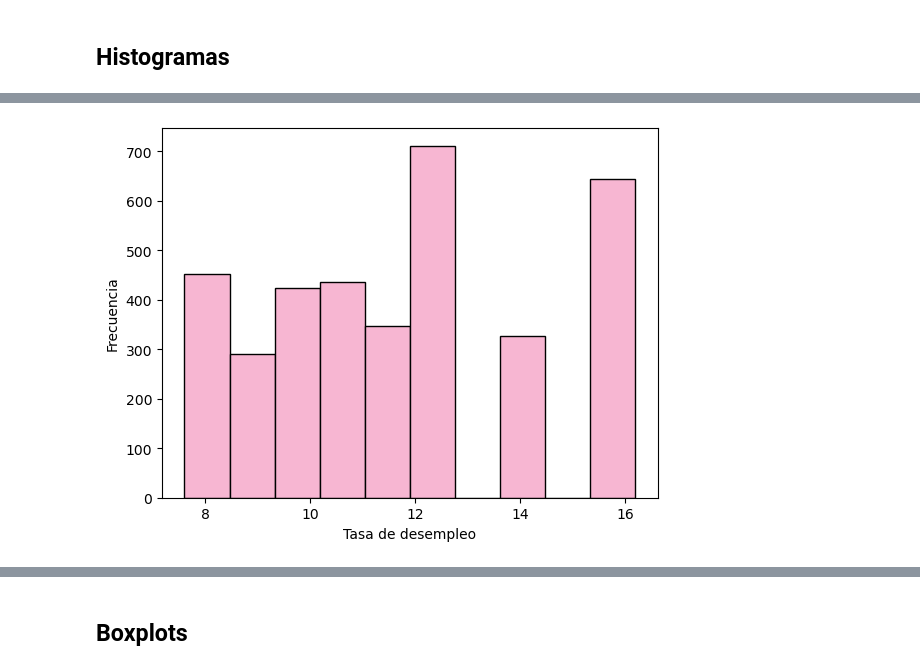
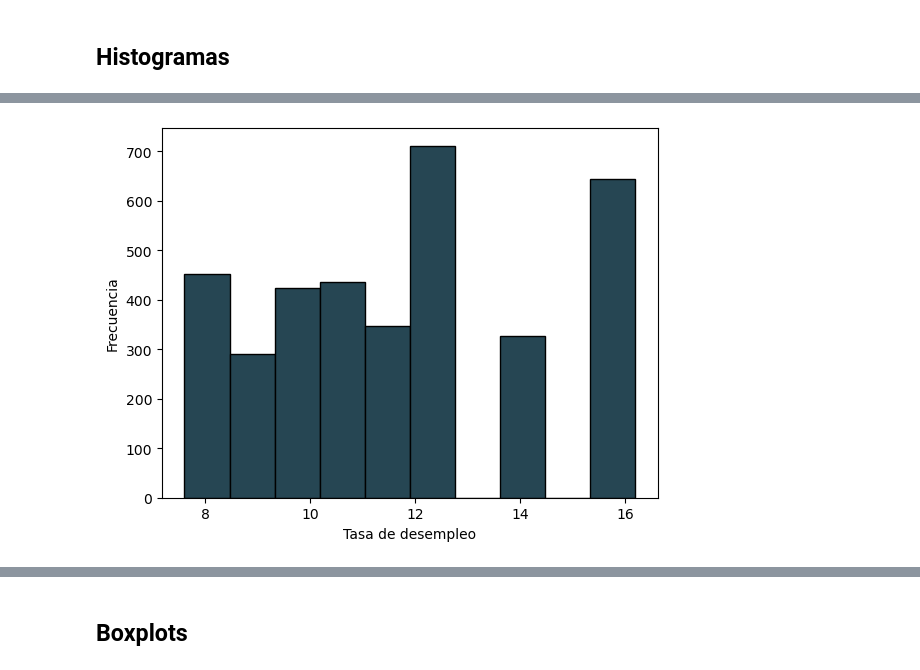
Before and after one commit to Santifer0803/Proyecto_analisis_de_datos, a Jupyter notebook: Proyecto análisis de datos.ipynb, the cells around one changed output, grey strips where cells are left out. Cells and saved outputs as stored; diff of their text form; code cells hidden in the pictures.

Commit message:
style: Correcciones visuales en los gráficos

```diff
--- a/Proyecto análisis de datos.ipynb
+++ b/Proyecto análisis de datos.ipynb
@@ -518,8 +518,7 @@ def name_col(col, df = datos, names_cols = names_cols):
 cols_ctgry = datos.select_dtypes(include = "category").columns
 
 # Colores a usar en los gráficos
-n = len(cols_ctgry)
-colors = plt.cm.tab20(np.linspace(0, 1, n))
+colors = ["#264653", "#2A9D8F", "#E9C46A", "#E76F51"]
 
 # N categorías más frecuentes y las demás en "Otros"
 top_n = 15
@@ -543,7 +542,7 @@ for i, col in enumerate(cols_ctgry):
         conteo.index = conteo.index.map(lambda x: str(x).capitalize())
 
         # Se grafica
-        conteo.plot(kind = "barh", color=colors[i], edgecolor = "black")
+        conteo.plot(kind = "barh", color = colors[i % len(colors)], edgecolor = "black")
 
         plt.ylabel(name_col(col))
         plt.xlabel("Cantidad")
@@ -555,7 +554,7 @@ for i, col in enumerate(cols_ctgry):
         conteo.index = conteo.index.map(lambda x: str(x).capitalize())
 
         # Se grafica
-        conteo.plot(kind = "bar", color = colors[i], edgecolor = "black")
+        conteo.plot(kind = "bar", color = colors[i % len(colors)], edgecolor = "black")
 
         plt.xlabel(name_col(col))
         plt.ylabel("Cantidad")
@@ -580,17 +579,13 @@ for i, col in enumerate(cols_ctgry):
 # %%
 # Variables de tipo entero
 cols_int = datos.select_dtypes(include = "int64").columns
-
-# Colores
-n = len(cols_int)
-colors = plt.cm.tab20(np.linspace(0, 1, n))
 
 # Se grafica para cada variable
 for i, col in enumerate(cols_int):
 
     plt.figure()
 
-    plt.hist(datos[col], color = colors[i], edgecolor = "black")
+    plt.hist(datos[col], color = colors[i % len(colors)], edgecolor = "black")
 
     plt.xlabel(name_col(col))
     plt.ylabel("Frecuencia")
@@ -614,16 +609,12 @@ warnings.filterwarnings("ignore")
 # Variables de tipo float
 cols_float = datos.select_dtypes(include = "float64").columns
 
-# Colores
-n = len(cols_float)
-colors = plt.cm.tab20(np.linspace(0, 1, n))
-
 # Se grafica para cada variable
 for i, col in enumerate(cols_float):
 
     plt.figure()
 
-    plt.hist(datos[col], color = colors[i], edgecolor = "black")
+    plt.hist(datos[col], color = colors[i % len(colors)], edgecolor = "black")
 
     plt.xlabel(name_col(col))
     plt.ylabel("Frecuencia")
@@ -637 +628 @@ for i, col in enumerate(cols_float):
-[figure, old version]
+[figure, new version]
```
Also changed, not shown: parts of 8 cells of this notebook.
